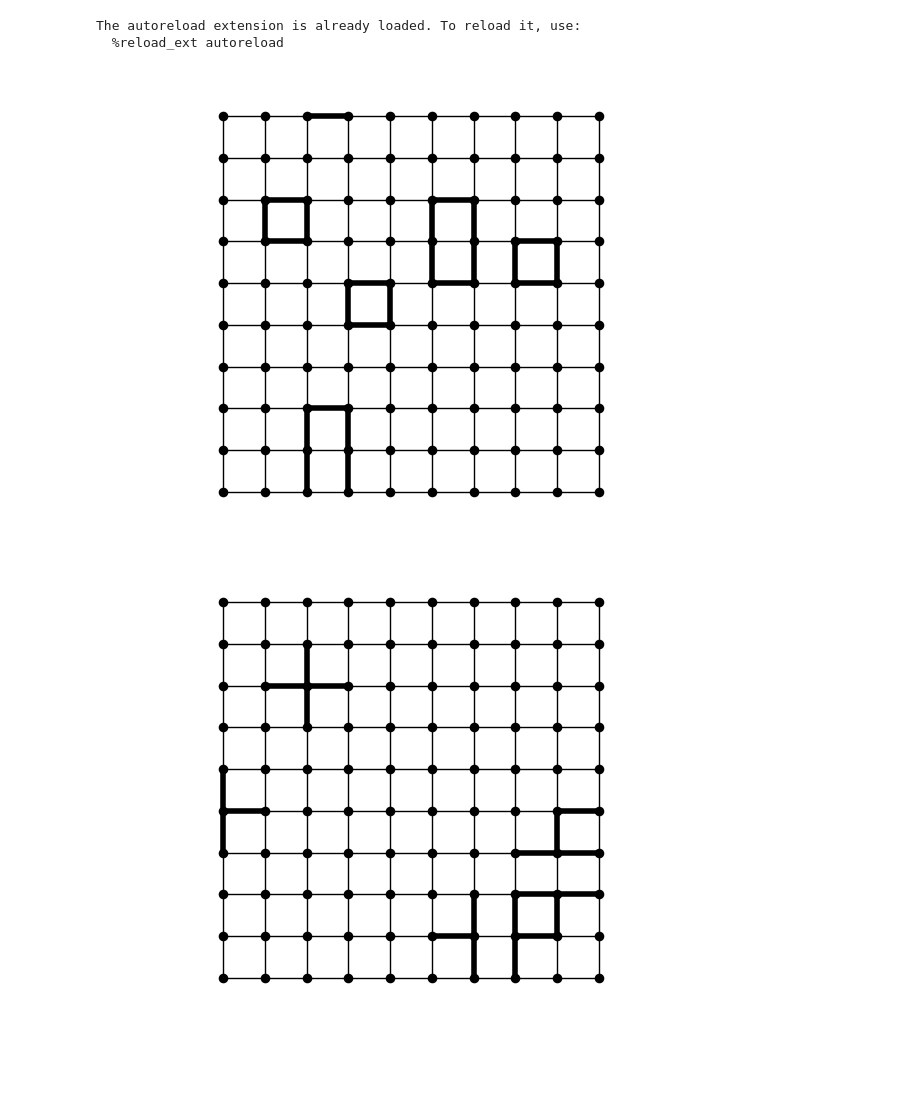
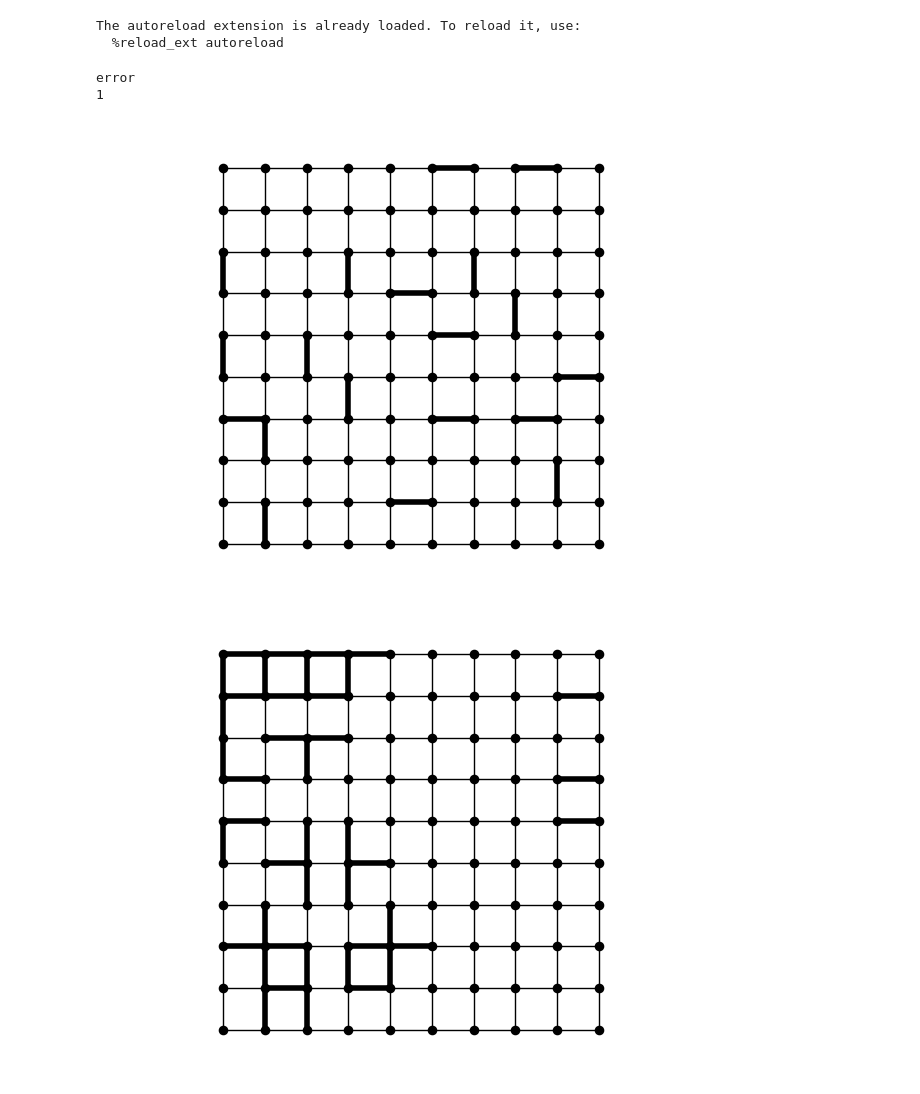
Before and after one commit to andrewN-DL/qec-decoder-benchmark, a Jupyter notebook: stabilizer_sim/test_circuit.ipynb, the cells around one changed output. Saved outputs shown, nothing was run; the diff lists cells and outputs as text; code cells hidden in the pictures; blank space fills up the shorter version.

Commit message:
Adding Y errors and measurement errors to toric code

```diff
--- a/stabilizer_sim/test_circuit.ipynb
+++ b/stabilizer_sim/test_circuit.ipynb
@@ -17,12 +17,15 @@ dist = 9
 code = t.ToricCode(dist=dist, verbose=False, seed=None)
 error_rate, final_state, predicted_errors = code.run(
     shots=1,
-    rounds=20,
-    px=0.04,
-    pz=0.04,
-    pm=0.001,
+    rounds=10,
+    px=0.004,
+    py=0.004,
+    pz=0.004,
+    pm=0.01,
     show_errors=True
 )
+
+print(error_rate[0])
 
 true_errors_x = np.isin(final_state.ops, ['Y', 'X'])
 x_errors = predicted_errors[0]
@@ -33,6 +36,8 @@ G = nx.grid_2d_graph(rows, cols)
 
 # Positions: (column, row)
 pos = {(r, c): (c, -r) for r, c in G.nodes()}
+
+# print('bdcieuwfgbvi2legc', x_errors ^ true_errors_x, x_errors, true_errors_x)
 
 # Example matching: bold horizontal edges
 matching = []
@@ -45,34 +50,36 @@ for idy, row in enumerate(x_errors ^ true_errors_x):
             if bit == 1:
                 matching.append(((int(idy/2), idx), (int(idy/2), idx+1)))
 
 # Draw normal edges
 nx.draw_networkx_edges(
     G, pos,
     edge_color="black",
     width=1
 )
 
 # Draw matching edges in bold
 nx.draw_networkx_edges(
     G, pos,
     edgelist=matching,
     edge_color="black",
     width=4
 )
 
 # Draw vertices
 nx.draw_networkx_nodes(
     G, pos,
     node_size=35,
     node_color="black"
 )
 
 plt.axis("equal")
 plt.axis("off")
 plt.tight_layout()
 plt.show()
 # %% [output]
+error
+1
-[figure, old version]
+[figure, new version]
 # %%
 true_errors_z = np.isin(final_state.ops, ['Y', 'Z'])
 z_errors = predicted_errors[1]
@@ -122,4 +129,4 @@ plt.axis("off")
 plt.tight_layout()
 plt.show()
 # %% [output]
-[figure, old version]
+[figure, new version]
```
Also changed, not shown: 8 other files.
